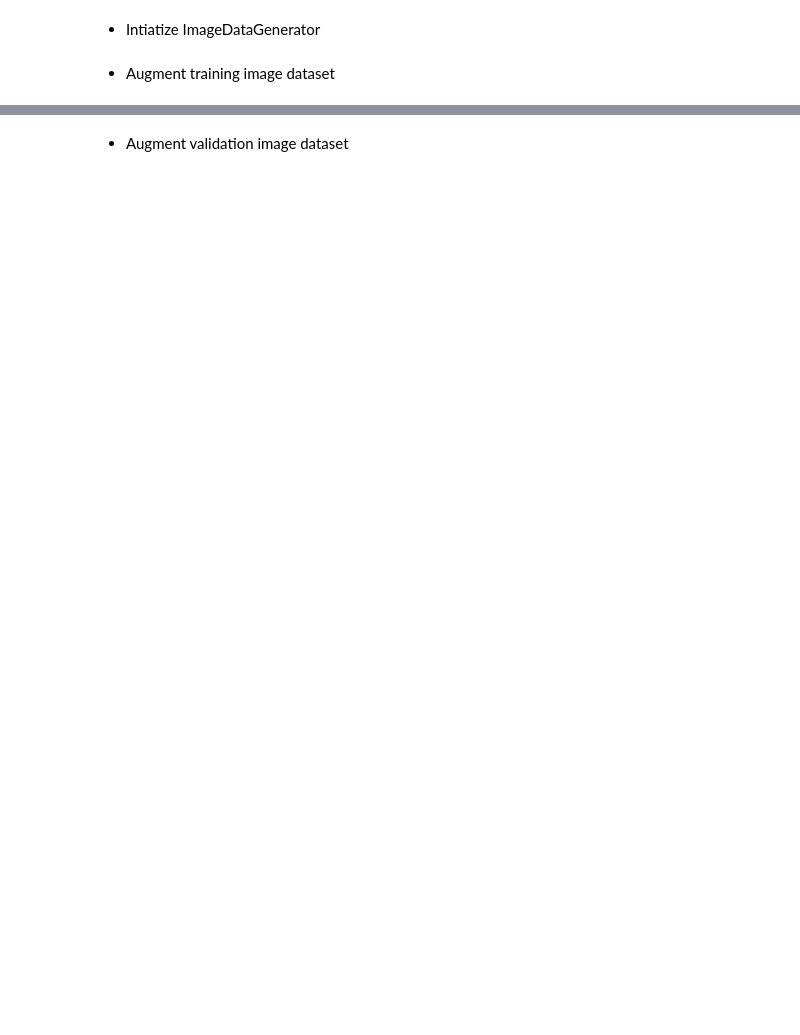
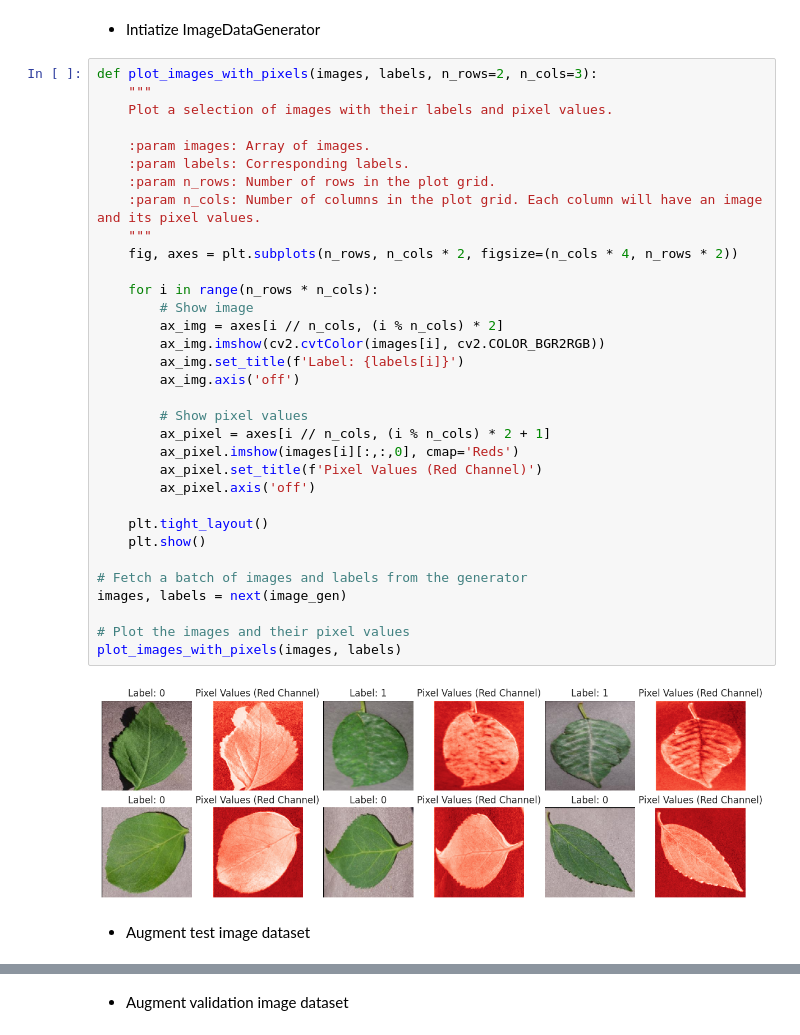
Before and after one commit to adamolnar/Portfolio_5_Cherry_Leaves_Mildew, a Jupyter notebook: jupyter_notebooks/03-DataModelling.ipynb, the cells around one changed output, grey strips where cells are left out. Saved outputs shown, nothing was run; the diff lists cells and outputs as text; blank space fills up the shorter version.

```diff
--- a/jupyter_notebooks/03-DataModelling.ipynb
+++ b/jupyter_notebooks/03-DataModelling.ipynb
@@ -230,5 +234,40 @@ image_gen = cv2_image_generator(train_path, batch_size=32, image_shape=(128, 128
 images, labels = next(image_gen)
 # %% [markdown]
 * Intiatize ImageDataGenerator
+# %%
+def plot_images_with_pixels(images, labels, n_rows=2, n_cols=3):
+    """
+    Plot a selection of images with their labels and pixel values.
+
+    :param images: Array of images.
+    :param labels: Corresponding labels.
+    :param n_rows: Number of rows in the plot grid.
+    :param n_cols: Number of columns in the plot grid. Each column will have an image and its pixel values.
+    """
+    fig, axes = plt.subplots(n_rows, n_cols * 2, figsize=(n_cols * 4, n_rows * 2))
+
+    for i in range(n_rows * n_cols):
+        # Show image
+        ax_img = axes[i // n_cols, (i % n_cols) * 2]
+        ax_img.imshow(cv2.cvtColor(images[i], cv2.COLOR_BGR2RGB))
+        ax_img.set_title(f'Label: {labels[i]}')
+        ax_img.axis('off')
+
+        # Show pixel values
+        ax_pixel = axes[i // n_cols, (i % n_cols) * 2 + 1]
+        ax_pixel.imshow(images[i][:,:,0], cmap='Reds')
+        ax_pixel.set_title(f'Pixel Values (Red Channel)')
+        ax_pixel.axis('off')
+
+    plt.tight_layout()
+    plt.show()
+
+# Fetch a batch of images and labels from the generator
+images, labels = next(image_gen)
+
+# Plot the images and their pixel values
+plot_images_with_pixels(images, labels)
+# %% [output]
+[figure, added]
 # %% [markdown]
-* Augment training image dataset
+* Augment test image dataset
```
Also changed, not shown: parts of 23 cells of this notebook, 3 other files.
